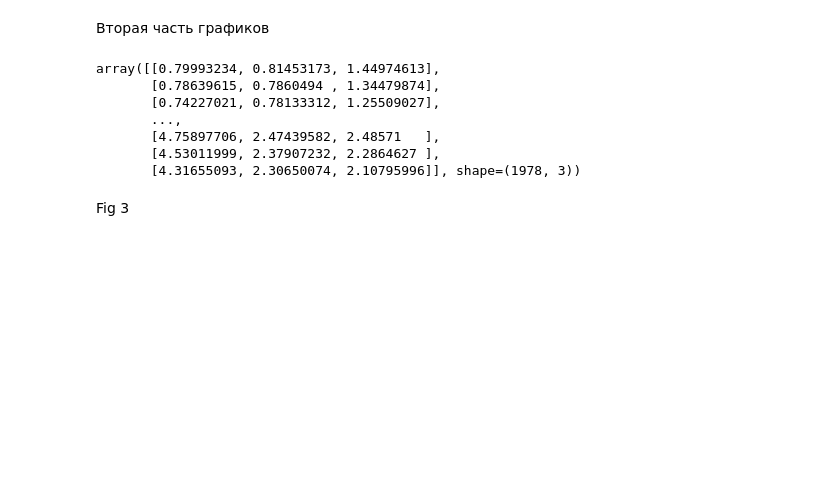
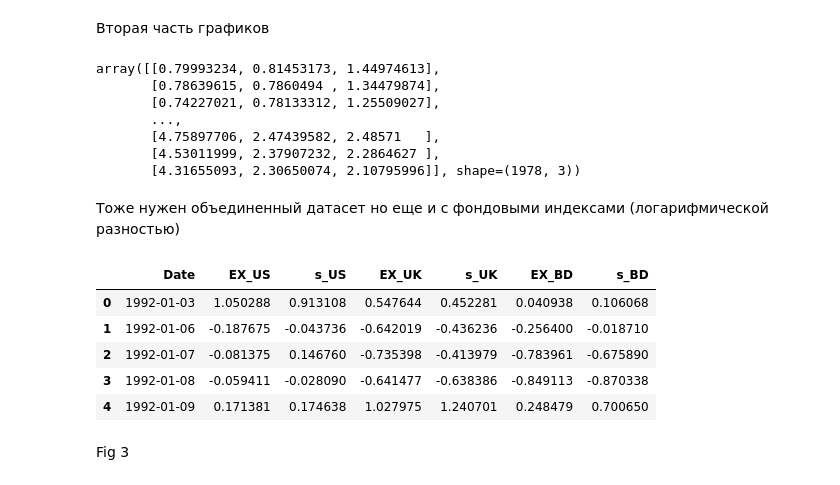
Before and after one commit to qoxrdw/Volatility-linkages-across-three-major-equity-markets, a Jupyter notebook: main_analisys.ipynb, the cells around one changed output. Drawn from its saved outputs; the diff is of its cells as text; code cells hidden in the pictures; blank space fills up the shorter version.

```diff
--- a/main_analisys.ipynb
+++ b/main_analisys.ipynb
@@ -1864,6 +1932,18 @@ array([[0.79993234, 0.81453173, 1.44974613],
        [4.75897706, 2.47439582, 2.48571   ],
        [4.53011999, 2.37907232, 2.2864627 ],
        [4.31655093, 2.30650074, 2.10795996]], shape=(1978, 3))
+# %% [markdown]
+Тоже нужен объединенный датасет но еще и с фондовыми индексами (логарифмической разностью)
+# %%
+full_dataset_EX_S = pd.merge(us_full_time[["Date", "EX_US", "s_US"]], uk_full_time[["Date", "EX_UK", "s_UK"]], on="Date", how="inner").merge(bd_full_time[["Date", "EX_BD", "s_BD"]], on="Date", how="inner")
+full_dataset_EX_S.head()
+# %% [output]
+|  | Date | EX_US | s_US | EX_UK | s_UK | EX_BD | s_BD |
+| 0 | 1992-01-03 | 1.050288 | 0.913108 | 0.547644 | 0.452281 | 0.040938 | 0.106068 |
+| 1 | 1992-01-06 | -0.187675 | -0.043736 | -0.642019 | -0.436236 | -0.256400 | -0.018710 |
+| 2 | 1992-01-07 | -0.081375 | 0.146760 | -0.735398 | -0.413979 | -0.783961 | -0.675890 |
+| 3 | 1992-01-08 | -0.059411 | -0.028090 | -0.641477 | -0.638386 | -0.849113 | -0.870338 |
+| 4 | 1992-01-09 | 0.171381 | 0.174638 | 1.027975 | 1.240701 | 0.248479 | 0.700650 |
 # %% [markdown]
 Fig 3
 # %%
```
Also changed, not shown: parts of 19 cells of this notebook, 2 other files.
